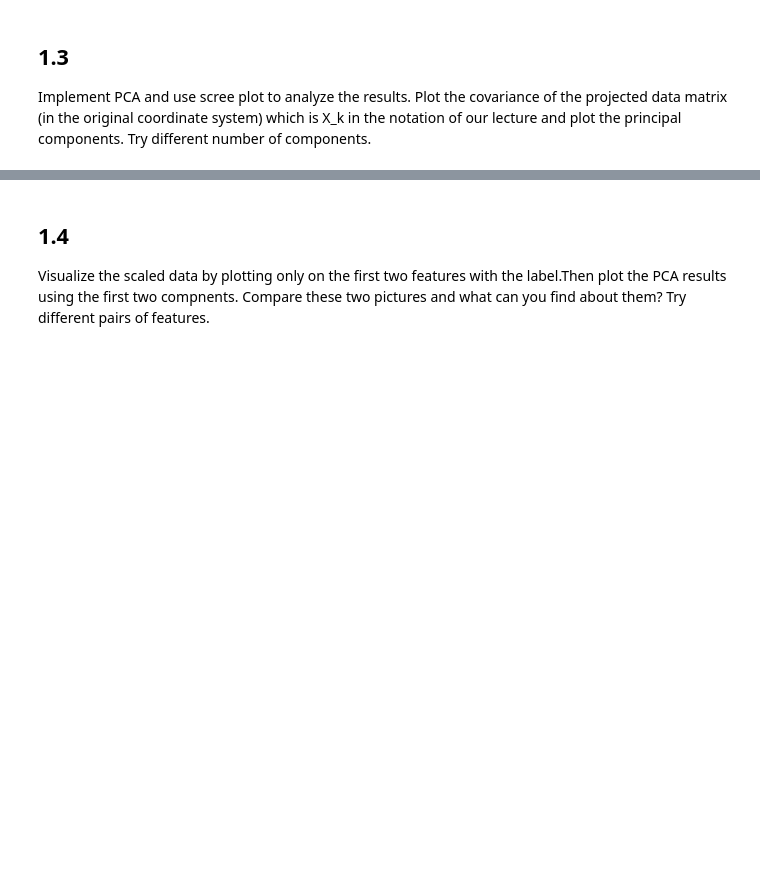
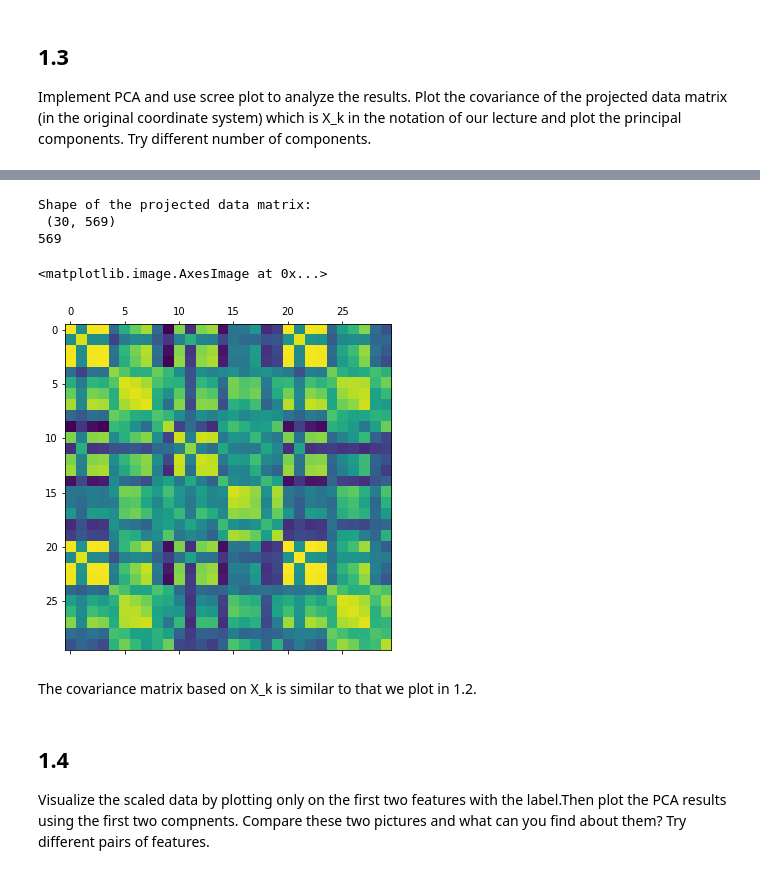
Before and after one commit to g7an/Intro-to-Data-Science, a Jupyter notebook: pca.ipynb, the cells around one changed output, grey strips where cells are left out. Saved outputs shown, nothing was run; the diff lists cells and outputs as text; code cells hidden in the pictures; blank space fills up the shorter version.

```diff
--- a/pca.ipynb
+++ b/pca.ipynb
@@ -140,3 +169,22 @@ Implement PCA and use scree plot to analyze the results. Plot the covariance of
+# %%
+# plot the covariance matrix the projected data matrix.
+
+X_k = pca.inverse_transform(cancer_pca).T
+print("Shape of the projected data matrix: \n", X_k.shape)
+fig = plt.figure(figsize=(6,6))
+ax = fig.add_subplot(1,1,1)
+X_tilde = X_k-X_k.mean(axis=1, keepdims=True)
+print(X_k.shape[1])
+covariance = X_tilde.dot(X_tilde.T)/(X_tilde.shape[0] - 1)
+ax.matshow(covariance)
+# %% [output]
+Shape of the projected data matrix:
+ (30, 569)
+569
+<matplotlib.image.AxesImage at 0x...>
+[figure, added]
+# %% [markdown]
+The covariance matrix based on X_k is similar to that we plot in 1.2.
 # %% [markdown]
 ## 1.4
 Visualize the scaled data by plotting only on the first two features with the label.Then plot the PCA results using the first two compnents. Compare these two pictures and what can you find about them?  Try different pairs of features.
```
Also changed, not shown: parts of 10 cells of this notebook.
